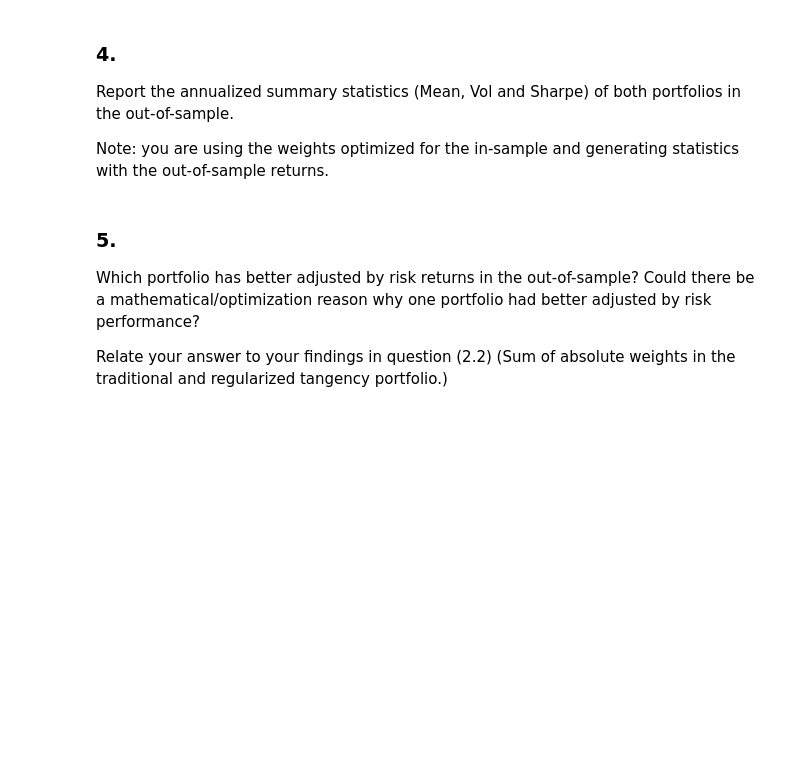
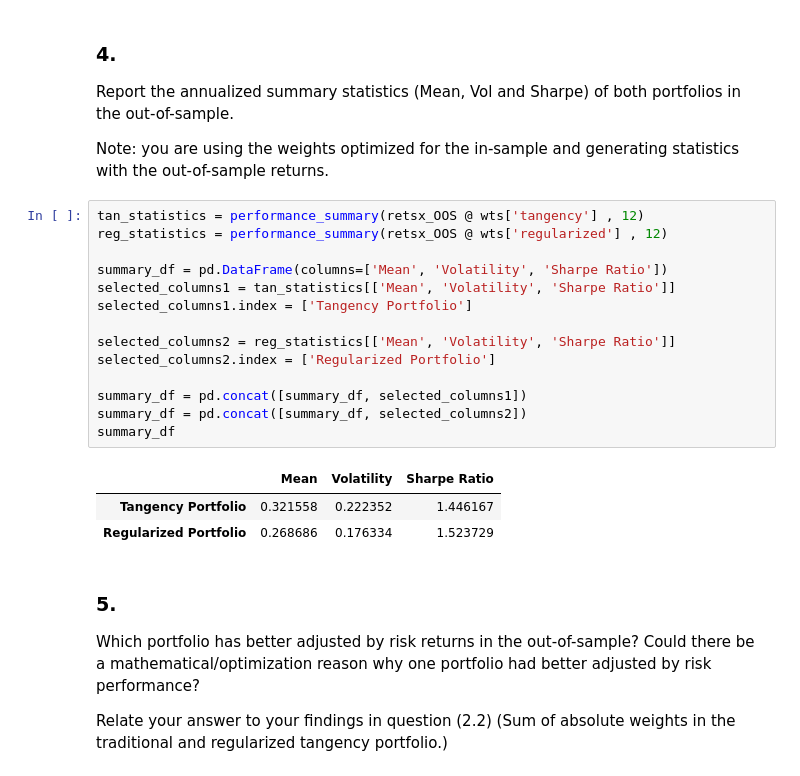
Before and after one commit to ekopen/finm-portfolio-2024, a Jupyter notebook: exams/Midterm 1.ipynb, the cells around one changed output. Saved outputs shown, nothing was run; the diff lists cells and outputs as text; blank space fills up the shorter version.

```diff
--- a/exams/Midterm 1.ipynb
+++ b/exams/Midterm 1.ipynb
@@ -121,6 +310,24 @@ Report the **last 3 returns** of both portfolios in the out-of-sample (the tradi
 Report the annualized summary statistics (Mean, Vol and Sharpe) of both portfolios in the out-of-sample.
 
 Note: you are using the weights optimized for the in-sample and generating statistics with the out-of-sample returns.
+# %%
+tan_statistics = performance_summary(retsx_OOS @ wts['tangency'] , 12)
+reg_statistics = performance_summary(retsx_OOS @ wts['regularized'] , 12)
+
+summary_df = pd.DataFrame(columns=['Mean', 'Volatility', 'Sharpe Ratio'])
+selected_columns1 = tan_statistics[['Mean', 'Volatility', 'Sharpe Ratio']]
+selected_columns1.index = ['Tangency Portfolio']
+
+selected_columns2 = reg_statistics[['Mean', 'Volatility', 'Sharpe Ratio']]
+selected_columns2.index = ['Regularized Portfolio']
+
+summary_df = pd.concat([summary_df, selected_columns1])
+summary_df = pd.concat([summary_df, selected_columns2])
+summary_df
+# %% [output]
+|  | Mean | Volatility | Sharpe Ratio |
+| Tangency Portfolio | 0.321558 | 0.222352 | 1.446167 |
+| Regularized Portfolio | 0.268686 | 0.176334 | 1.523729 |
 # %% [markdown]
 ### 5.
 Which portfolio has better adjusted by risk returns in the out-of-sample? Could there be a mathematical/optimization reason why one portfolio had better adjusted by risk performance?
```
Also changed, not shown: parts of 10 cells of this notebook.
